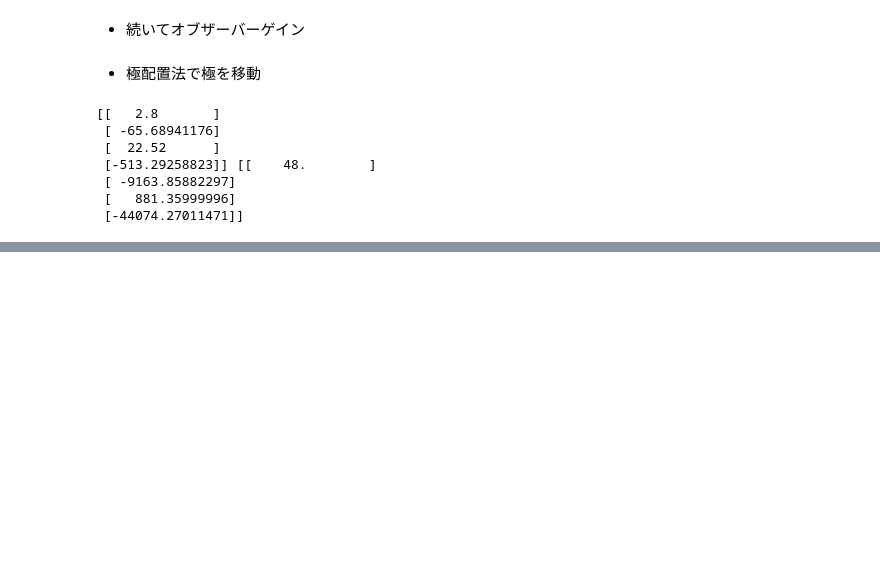
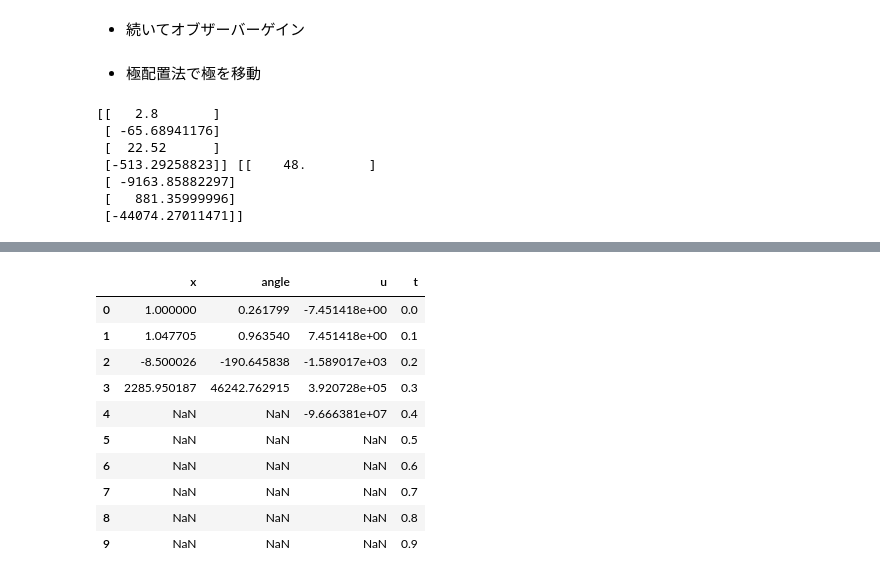
Before and after one commit to gomi-kuzu/wakariyasui_modern_control, a Jupyter notebook: 13章らへん.ipynb, the cells around one changed output, grey strips where cells are left out. Cells and saved outputs as stored; diff of their text form; code cells hidden in the pictures; blank space fills up the shorter version.

```diff
--- a/13章らへん.ipynb
+++ b/13章らへん.ipynb
@@ -114,3 +223,13 @@ print(L_1,L_2)
  [ -9163.85882297]
  [   881.35999996]
  [-44074.27011471]]
+# %%
+# オブザーバの状態方程式
+obs = matlab.ss(A-np.dot(L_1, C1.reshape(1,-1)), np.block([B, L_1]), np.eye(4), 0)
+# %%
+#test
+y = np.dot(C1, state)
+u_hat = np.array([[u],[y[0]]])
+u_hat = np.block([np.zeros(2).reshape(-1,1), u_hat])
+u_hat
+xhat, _, _ = matlab.lsim(obs, u_hat, [0, 0.1], state)
@@ -116,0 +317,14 @@ print(L_1,L_2)
+# %%
+df.head(10)
+# %% [output]
+|  | x | angle | u | t |
+| 0 | 1.000000 | 0.261799 | -7.451418e+00 | 0.0 |
+| 1 | 1.047705 | 0.963540 | 7.451418e+00 | 0.1 |
+| 2 | -8.500026 | -190.645838 | -1.589017e+03 | 0.2 |
+| 3 | 2285.950187 | 46242.762915 | 3.920728e+05 | 0.3 |
+| 4 | NaN | NaN | -9.666381e+07 | 0.4 |
+| 5 | NaN | NaN | NaN | 0.5 |
+| 6 | NaN | NaN | NaN | 0.6 |
+| 7 | NaN | NaN | NaN | 0.7 |
+| 8 | NaN | NaN | NaN | 0.8 |
+| 9 | NaN | NaN | NaN | 0.9 |
```
Also changed, not shown: parts of 10 cells of this notebook, 2 other files.
